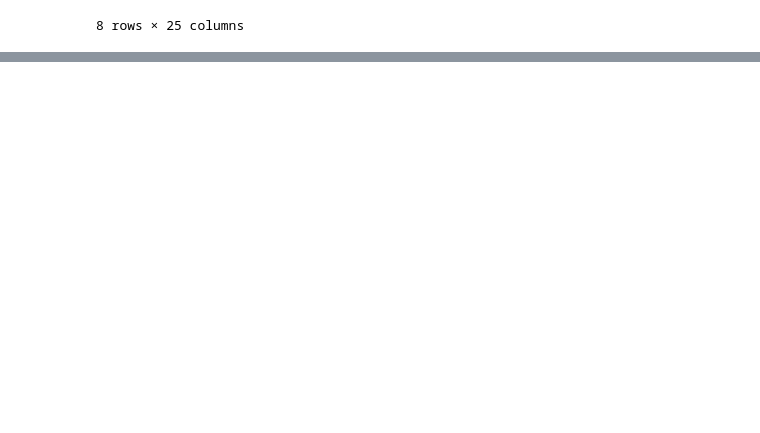
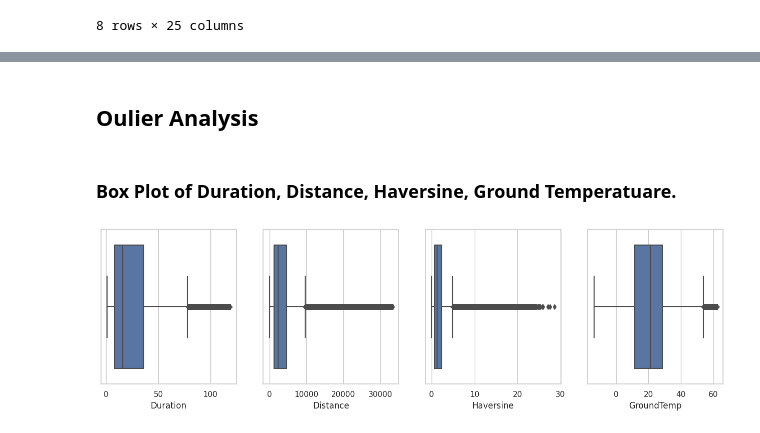
Before and after one commit to dp2292/CP01-Data-Alchemists, a Jupyter notebook: CP01_Data_Alchemists.ipynb, the cells around one changed output, grey strips where cells are left out. Cells and saved outputs as stored; diff of their text form; code cells hidden in the pictures; blank space fills up the shorter version.

Commit message:
Added Outliers graphs and added observations.

```diff
--- a/CP01_Data_Alchemists.ipynb
+++ b/CP01_Data_Alchemists.ipynb
@@ -112,0 +189,12 @@ Shape of the Dataframe: (9601139, 25)
+# %% [markdown]
+## **Oulier Analysis**
+# %% [markdown]
+### Box Plot of Duration, Distance, Haversine, Ground Temperatuare.
+# %%
+fig, ax = plt.subplots(1, 4, figsize=(16, 4))
+
+sns.set_theme(style="whitegrid")
+for axid, col in enumerate(["Duration", "Distance", "Haversine","GroundTemp"]):
+    sns.boxplot(x=dataframe[col], ax=ax[axid])
+# %% [output]
+[figure, added]
```
Also changed, not shown: parts of 26 cells of this notebook.
